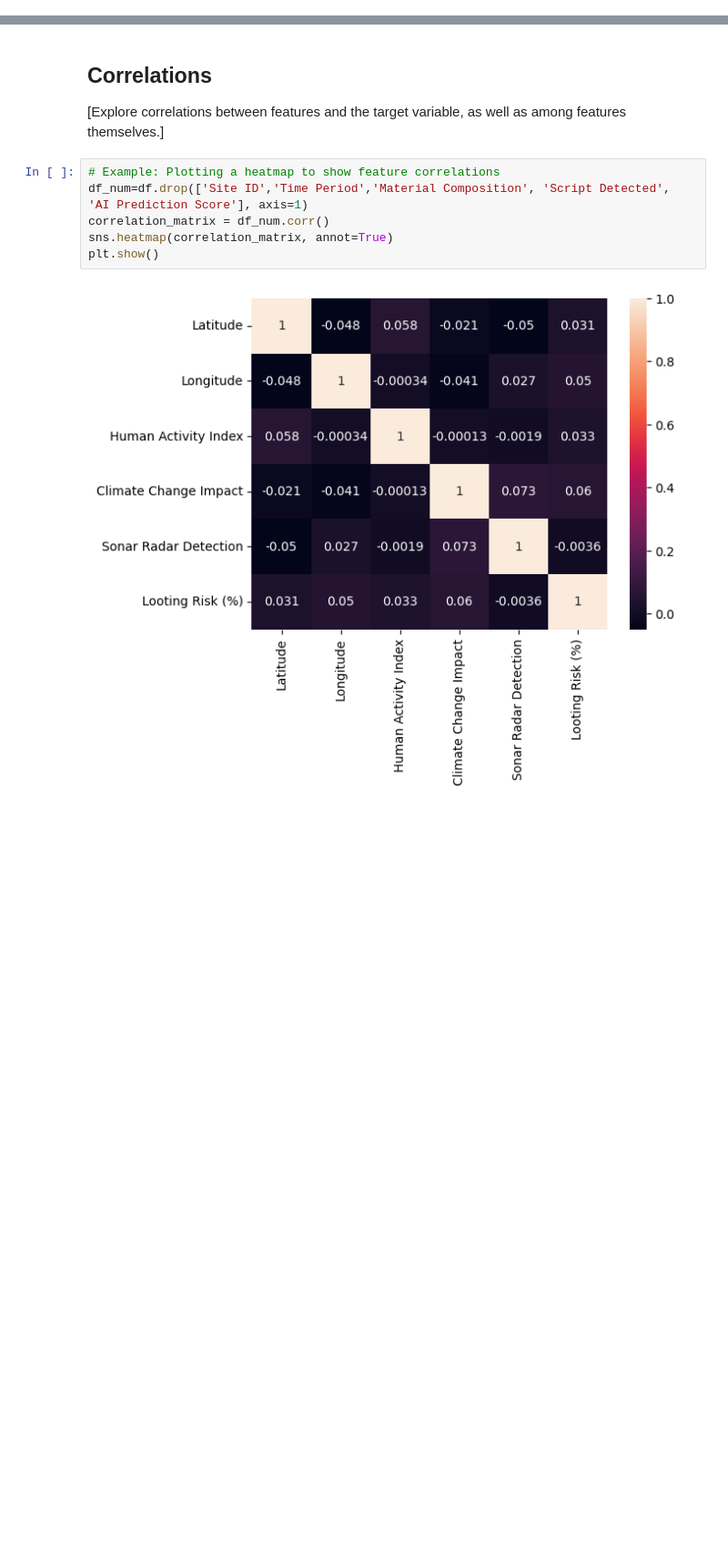
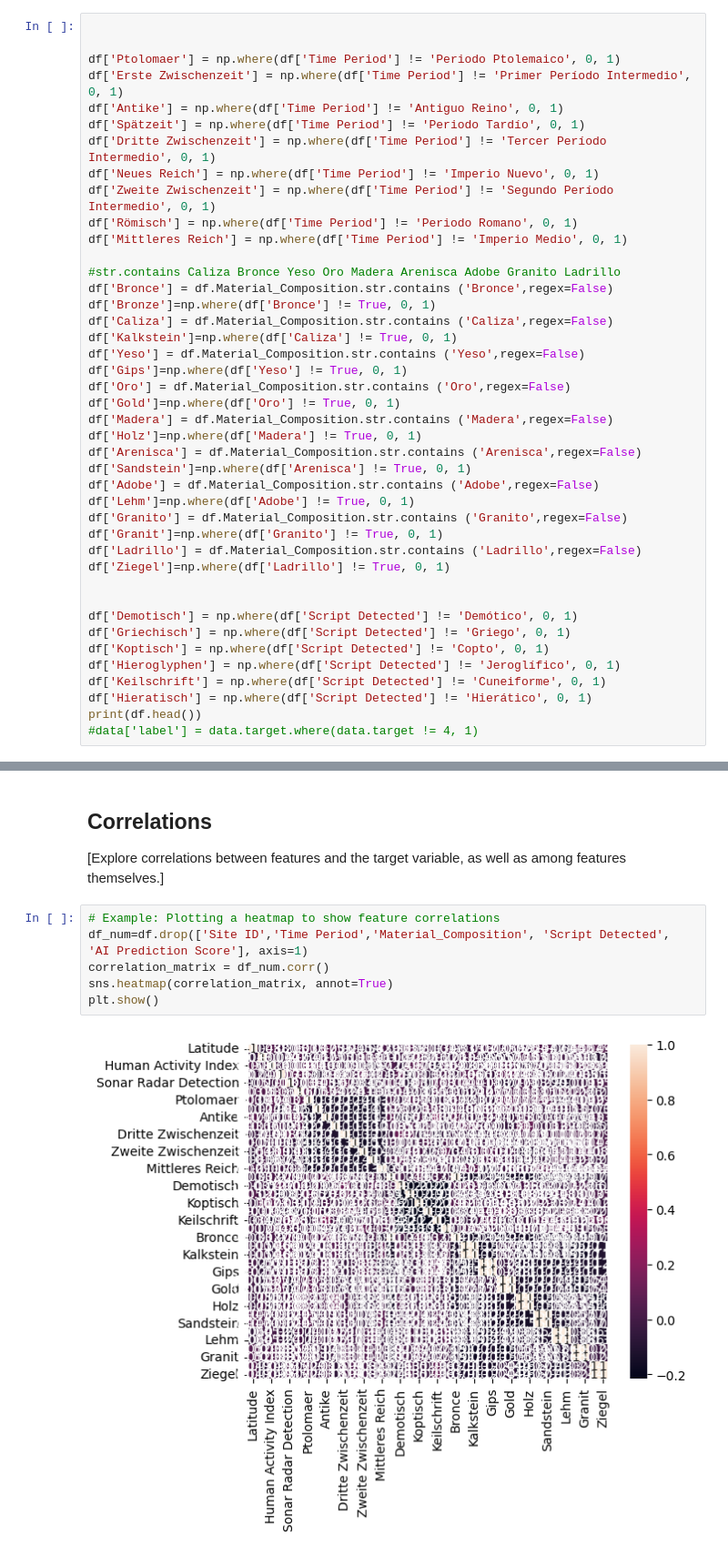
Before and after one commit to Wiebke-Engler/Machine_learning_tensorflow, a Jupyter notebook: 1_DatasetCharacteristics/exploratory_data_analysis.ipynb, the cells around one changed output, grey strips where cells are left out. Shown at 91% size. Cells and saved outputs as stored; diff of their text form; blank space fills up the shorter version.

```diff
--- a/1_DatasetCharacteristics/exploratory_data_analysis.ipynb
+++ b/1_DatasetCharacteristics/exploratory_data_analysis.ipynb
@@ -79,0 +89,42 @@ Example data:
+# %%
+
+
+df['Ptolomaer'] = np.where(df['Time Period'] != 'Periodo Ptolemaico', 0, 1)
+df['Erste Zwischenzeit'] = np.where(df['Time Period'] != 'Primer Período Intermedio', 0, 1)
+df['Antike'] = np.where(df['Time Period'] != 'Antiguo Reino', 0, 1)
+df['Spätzeit'] = np.where(df['Time Period'] != 'Periodo Tardío', 0, 1)
+df['Dritte Zwischenzeit'] = np.where(df['Time Period'] != 'Tercer Período Intermedio', 0, 1)
+df['Neues Reich'] = np.where(df['Time Period'] != 'Imperio Nuevo', 0, 1)
+df['Zweite Zwischenzeit'] = np.where(df['Time Period'] != 'Segundo Período Intermedio', 0, 1)
+df['Römisch'] = np.where(df['Time Period'] != 'Periodo Romano', 0, 1)
+df['Mittleres Reich'] = np.where(df['Time Period'] != 'Imperio Medio', 0, 1)
+
+#str.contains Caliza Bronce Yeso Oro Madera Arenisca Adobe Granito Ladrillo
+df['Bronce'] = df.Material_Composition.str.contains ('Bronce',regex=False)
+df['Bronze']=np.where(df['Bronce'] != True, 0, 1)
+df['Caliza'] = df.Material_Composition.str.contains ('Caliza',regex=False)
+df['Kalkstein']=np.where(df['Caliza'] != True, 0, 1)
+df['Yeso'] = df.Material_Composition.str.contains ('Yeso',regex=False)
+df['Gips']=np.where(df['Yeso'] != True, 0, 1)
+df['Oro'] = df.Material_Composition.str.contains ('Oro',regex=False)
+df['Gold']=np.where(df['Oro'] != True, 0, 1)
+df['Madera'] = df.Material_Composition.str.contains ('Madera',regex=False)
+df['Holz']=np.where(df['Madera'] != True, 0, 1)
+df['Arenisca'] = df.Material_Composition.str.contains ('Arenisca',regex=False)
+df['Sandstein']=np.where(df['Arenisca'] != True, 0, 1)
+df['Adobe'] = df.Material_Composition.str.contains ('Adobe',regex=False)
+df['Lehm']=np.where(df['Adobe'] != True, 0, 1)
+df['Granito'] = df.Material_Composition.str.contains ('Granito',regex=False)
+df['Granit']=np.where(df['Granito'] != True, 0, 1)
+df['Ladrillo'] = df.Material_Composition.str.contains ('Ladrillo',regex=False)
+df['Ziegel']=np.where(df['Ladrillo'] != True, 0, 1)
+
+
+df['Demotisch'] = np.where(df['Script Detected'] != 'Demótico', 0, 1)
+df['Griechisch'] = np.where(df['Script Detected'] != 'Griego', 0, 1)
+df['Koptisch'] = np.where(df['Script Detected'] != 'Copto', 0, 1)
+df['Hieroglyphen'] = np.where(df['Script Detected'] != 'Jeroglífico', 0, 1)
+df['Keilschrift'] = np.where(df['Script Detected'] != 'Cuneiforme', 0, 1)
+df['Hieratisch'] = np.where(df['Script Detected'] != 'Hierático', 0, 1)
+print(df.head())
+#data['label'] = data.target.where(data.target != 4, 1)
@@ -129,9 +207,9 @@ sns.countplot(x='Human Activity Index', data=df, hue='Looting Risk (%)')
 [Explore correlations between features and the target variable, as well as among features themselves.]
 # %%
 # Example: Plotting a heatmap to show feature correlations
-df_num=df.drop(['Site ID','Time Period','Material Composition', 'Script Detected',  'AI Prediction Score'], axis=1)
+df_num=df.drop(['Site ID','Time Period','Material_Composition', 'Script Detected',  'AI Prediction Score'], axis=1)
 correlation_matrix = df_num.corr()
 sns.heatmap(correlation_matrix, annot=True)
 plt.show()
 # %% [output]
-[figure, old version]
+[figure, new version]
```
Also changed, not shown: parts of 5 cells of this notebook, 3 other files.
